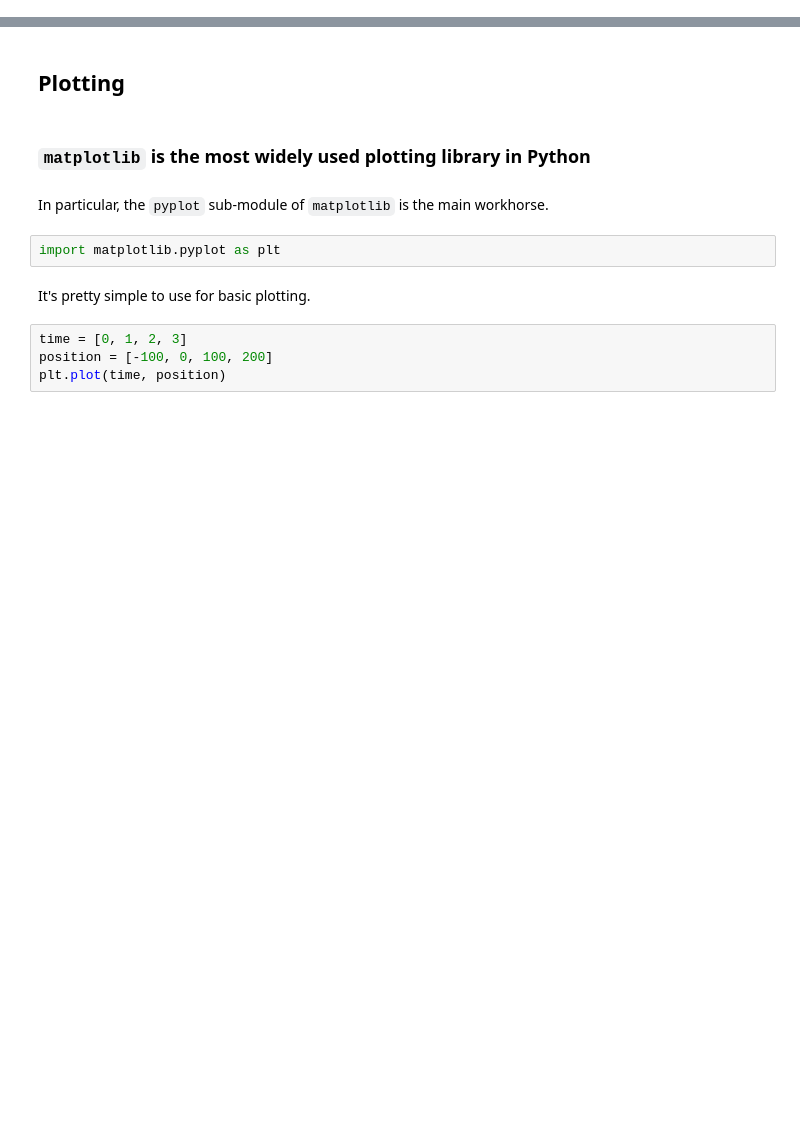
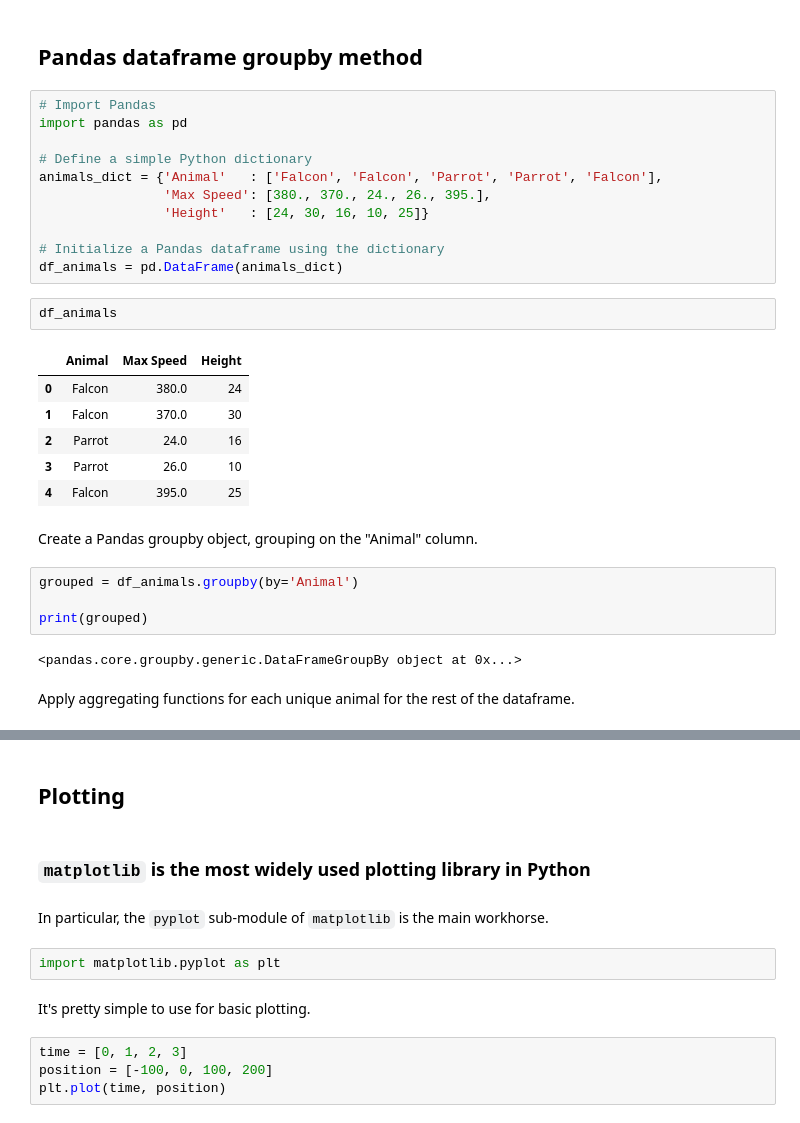
Before and after one commit to CBIIT/python-carpentry-workshop, a Jupyter notebook: week_3-groupby_and_plotting.ipynb, the cells around one changed output, grey strips where cells are left out. Drawn from its saved outputs; the diff is of its cells as text; blank space fills up the shorter version.

Commit message:
Add groupby material to plotting notebook and rename it

```diff
--- a/week_3-plotting.ipynb
+++ b/week_3-groupby_and_plotting.ipynb
@@ -0,0 +1,32 @@
+# %% [markdown]
+## Pandas dataframe groupby method
+# %%
+# Import Pandas
+import pandas as pd
+
+# Define a simple Python dictionary
+animals_dict = {'Animal'   : ['Falcon', 'Falcon', 'Parrot', 'Parrot', 'Falcon'],
+                'Max Speed': [380., 370., 24., 26., 395.],
+                'Height'   : [24, 30, 16, 10, 25]}
+
+# Initialize a Pandas dataframe using the dictionary
+df_animals = pd.DataFrame(animals_dict)
+# %%
+df_animals
+# %% [output]
+|  | Animal | Max Speed | Height |
+| 0 | Falcon | 380.0 | 24 |
+| 1 | Falcon | 370.0 | 30 |
+| 2 | Parrot | 24.0 | 16 |
+| 3 | Parrot | 26.0 | 10 |
+| 4 | Falcon | 395.0 | 25 |
+# %% [markdown]
+Create a Pandas groupby object, grouping on the "Animal" column.
+# %%
+grouped = df_animals.groupby(by='Animal')
+
+print(grouped)
+# %% [output]
+<pandas.core.groupby.generic.DataFrameGroupBy object at 0x...>
+# %% [markdown]
+Apply aggregating functions for each unique animal for the rest of the dataframe.
```
Also changed, not shown: parts of 1 cell of this notebook.
